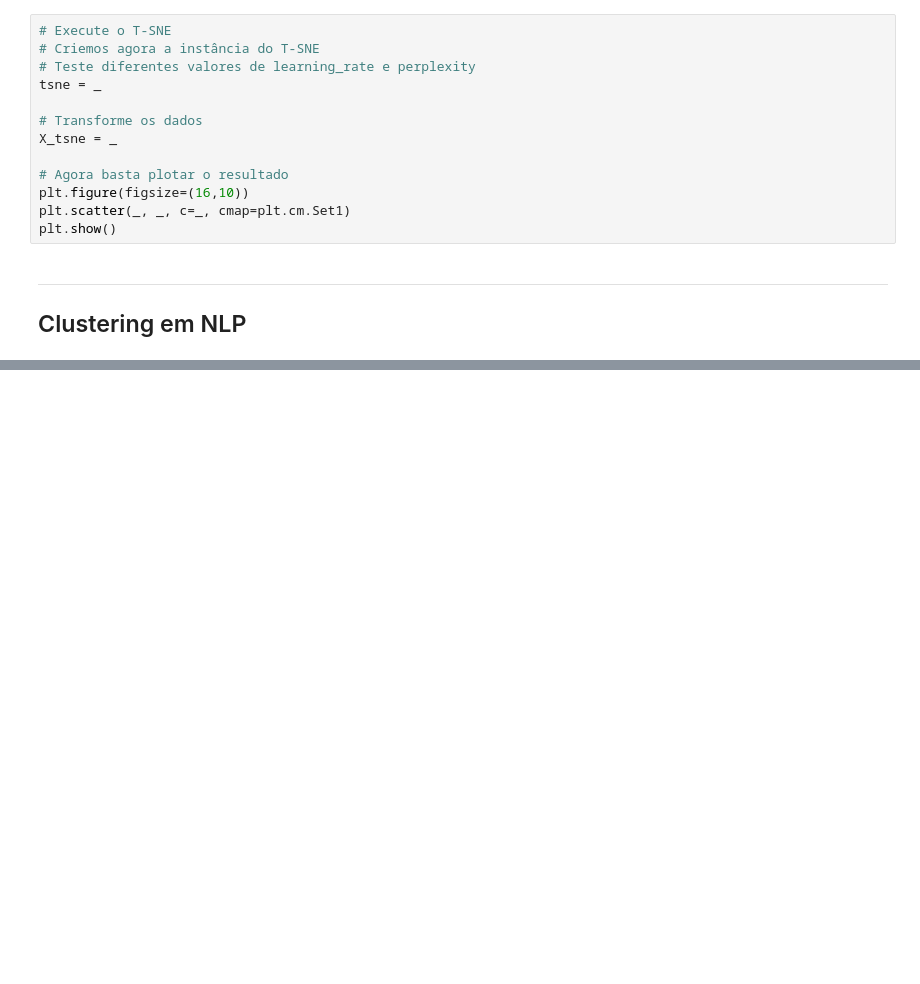
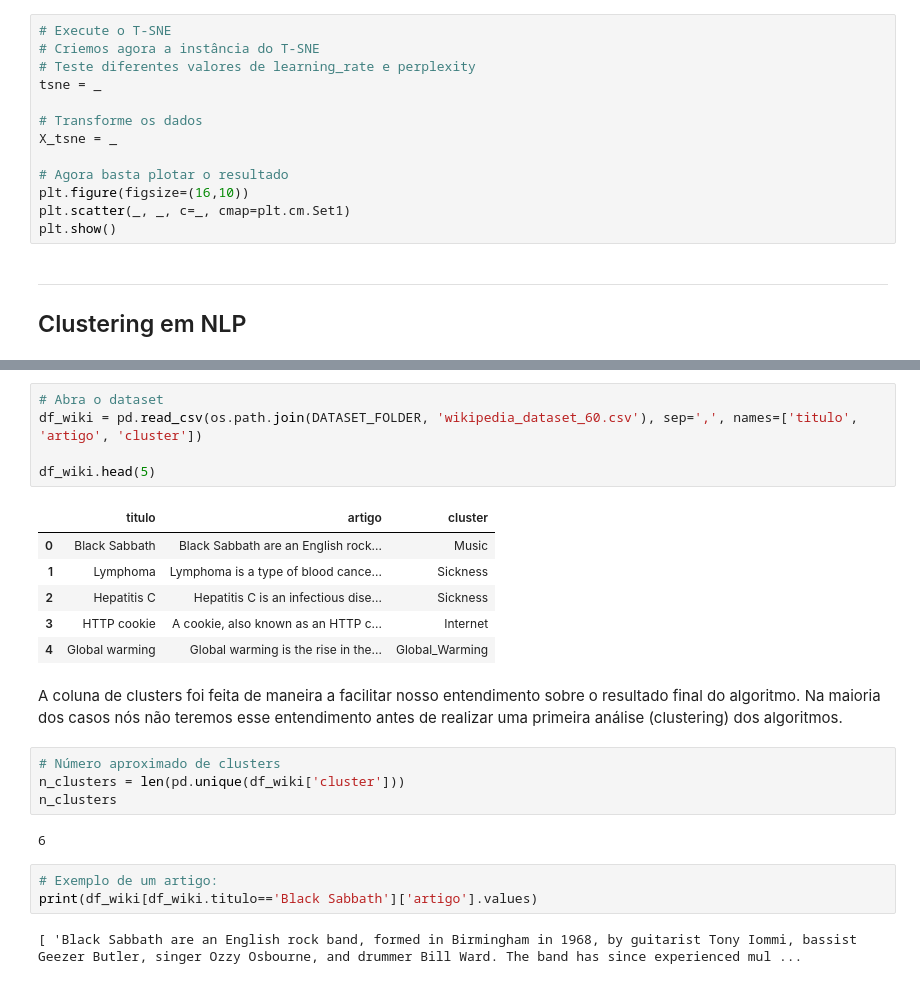
Before and after one commit to rballet/tera_bootcamp_aula_27, a Jupyter notebook: notebooks/aula_27_clustering.ipynb, the cells around one changed output, grey strips where cells are left out. Cells and saved outputs as stored; diff of their text form; blank space fills up the shorter version.

Commit message:
Finalizado case final - Wiki

```diff
--- a/notebooks/aula_27_clustering.ipynb
+++ b/notebooks/aula_27_clustering.ipynb
@@ -883,0 +843,25 @@ X.shape
+# %%
+# Abra o dataset
+df_wiki = pd.read_csv(os.path.join(DATASET_FOLDER, 'wikipedia_dataset_60.csv'), sep=',', names=['titulo', 'artigo', 'cluster'])
+
+df_wiki.head(5)
+# %% [output]
+|  | titulo | artigo | cluster |
+| 0 | Black Sabbath | Black Sabbath are an English rock... | Music |
+| 1 | Lymphoma | Lymphoma is a type of blood cance... | Sickness |
+| 2 | Hepatitis C | Hepatitis C is an infectious dise... | Sickness |
+| 3 | HTTP cookie | A cookie, also known as an HTTP c... | Internet |
+| 4 | Global warming | Global warming is the rise in the... | Global_Warming |
+# %% [markdown]
+A coluna de clusters foi feita de maneira a facilitar nosso entendimento sobre o resultado final do algoritmo. Na maioria dos casos nós não teremos esse entendimento antes de realizar uma primeira análise (clustering) dos algoritmos.
+# %%
+# Número aproximado de clusters
+n_clusters = len(pd.unique(df_wiki['cluster']))
+n_clusters
+# %% [output]
+6
+# %%
+# Exemplo de um artigo:
+print(df_wiki[df_wiki.titulo=='Black Sabbath']['artigo'].values)
+# %% [output]
+[ 'Black Sabbath are an English rock band, formed in Birmingham in 1968, by guitarist Tony Iommi, bassist Geezer Butler, singer Ozzy Osbourne, and drummer Bill Ward. The band has since experienced mul ...
```
Also changed, not shown: parts of 21 cells of this notebook, 1 other file.
